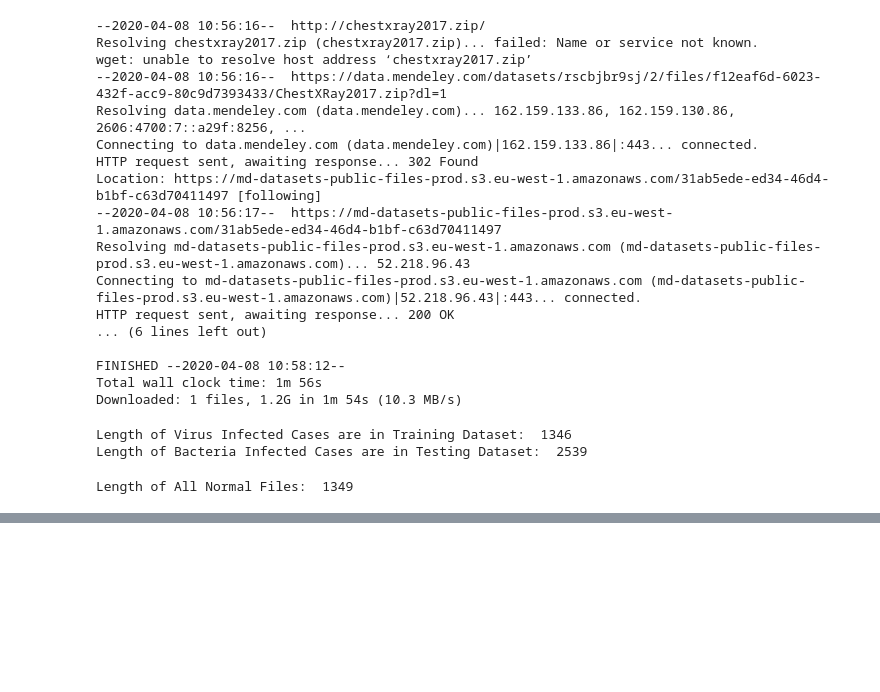
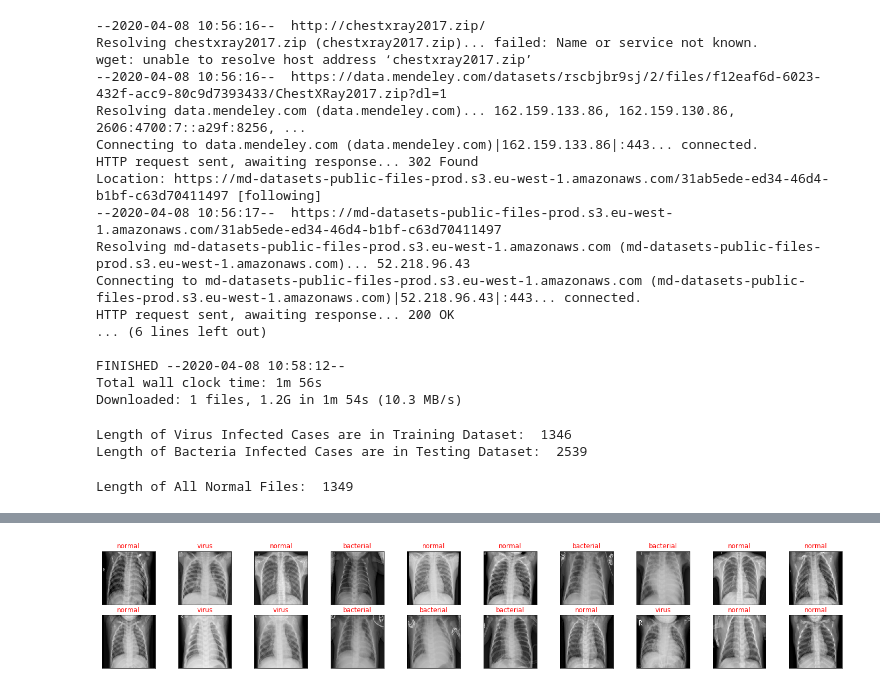
Before and after one commit to swastiknath/pyt_pneu_xray_cls, a Jupyter notebook: DataOps.ipynb, the cells around one changed output, grey strips where cells are left out. Cells and saved outputs as stored; diff of their text form; code cells hidden in the pictures; blank space fills up the shorter version.

```diff
--- a/DataOps.ipynb
+++ b/DataOps.ipynb
@@ -96,7 +130,16 @@ import torchvision
 from torchvision import datasets, transforms
 # %%
 train_dir = 'data/workdir'
+test_dir = 'data/testdir'
 image_transformer = transforms.Compose([transforms.Resize((224, 224)), transforms.ToTensor()])
 train_data = datasets.ImageFolder(train_dir, transform=image_transformer)
+test_data = datasets.ImageFolder(test_dir, transform=image_transformer)
+print("Length of the Training Data in Total: ")
 print(len(train_data))
+print("Length of the Test Data in Total: ")
+print(len(test_data))
+print("Details about the Training Data: ")
+print(train_data)
+print("Details about the Test Data: ")
+print(test_data)
 # %% [output]
@@ -133,0 +188,12 @@ for idx in np.arange(20):
+# %%
+classes = ['bacterial', 'normal', 'virus']
+dataiter = iter(test_loader)
+images, labels = dataiter.next()
+images = images.numpy()
+fig = plt.figure(figsize=(25, 4))
+for idx in np.arange(20):
+    ax = fig.add_subplot(2, 20/2, idx+1, xticks=[], yticks=[])
+    plt.imshow(np.transpose(images[idx], (1, 2, 0)))
+    ax.set_title(classes[labels[idx]], color='red')
+# %% [output]
+[figure, added]
```
Also changed, not shown: parts of 8 cells of this notebook, 1 other file.
